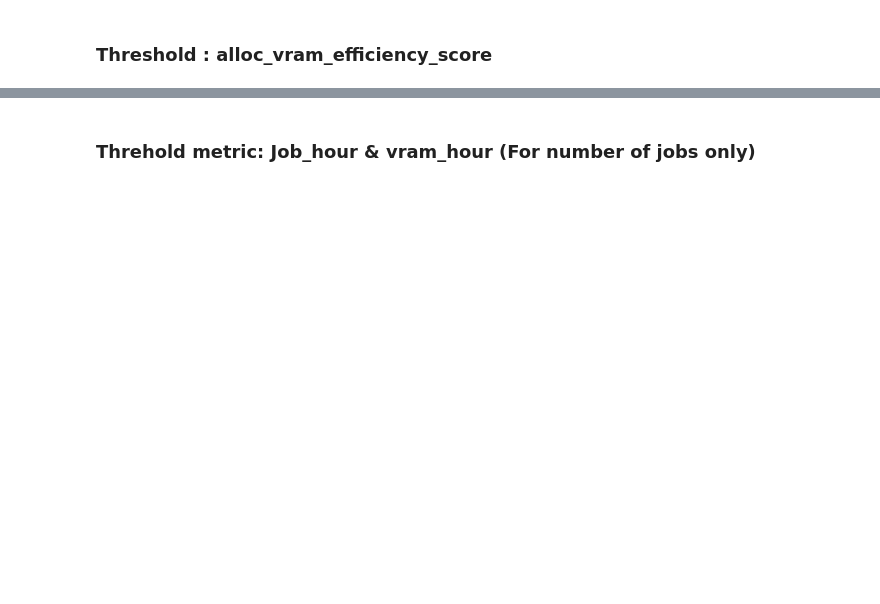
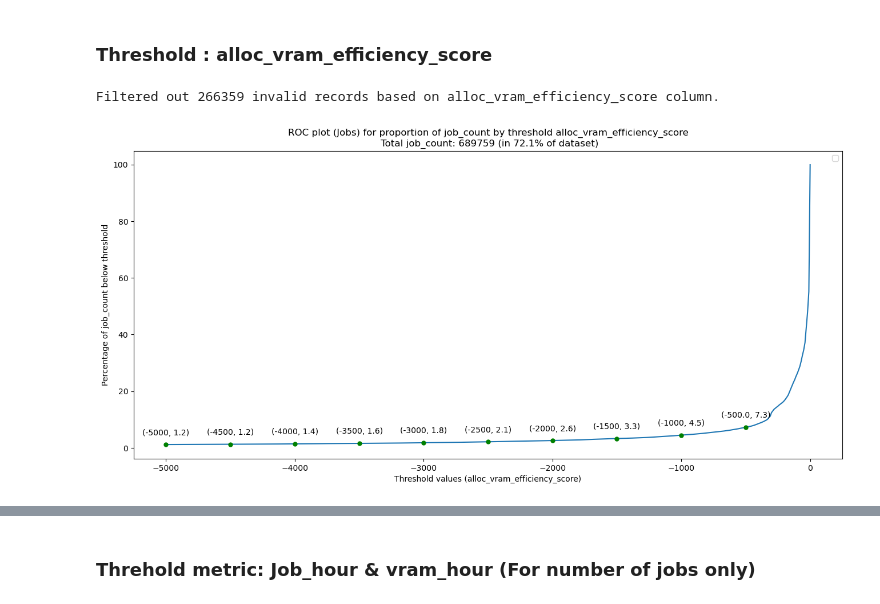
Before and after one commit to UnityHPC/ds4cg-job-analytics, a Jupyter notebook: notebooks/ROC Plot.ipynb, the cells around one changed output, grey strips where cells are left out. Saved outputs shown, nothing was run; the diff lists cells and outputs as text; code cells hidden in the pictures; blank space fills up the shorter version.

Commit message:
Finalize and test pi group ROC plots

```diff
--- a/notebooks/ROC Plot.ipynb
+++ b/notebooks/ROC Plot.ipynb
@@ -117,15 +149,18 @@ fig, (axe1) = roc_instance.plot_roc_jobs(
 # %%
 # for alloc_vram_efficiency_score, we need to adjust the min_threshold manually
 
 threshold_metric = enum_constants.JobEfficiencyMetricsEnum.ALLOC_VRAM_EFFICIENCY_SCORE
 proportion_metric = enum_constants.ProportionMetricsEnum.JOBS
 fig, (axe1) = roc_instance.plot_roc_jobs(
     max_threshold=0.0,
     threshold_step=10,
-    min_threshold=-10000.0,
+    min_threshold=-5000.0,
     threshold_metric=threshold_metric,
     proportion_metric=proportion_metric,
 )
+# %% [output]
+Filtered out 266359 invalid records based on alloc_vram_efficiency_score column.
+[figure, added]
 # %%
 print(roc_instance.jobs_with_efficiency_metrics[enum_constants.JobEfficiencyMetricsEnum.ALLOC_VRAM_EFFICIENCY_SCORE.value].mean())
 print(roc_instance.jobs_with_efficiency_metrics[enum_constants.JobEfficiencyMetricsEnum.ALLOC_VRAM_EFFICIENCY_SCORE.value].std())
```
Also changed, not shown: parts of 36 cells of this notebook, 2 other files.
